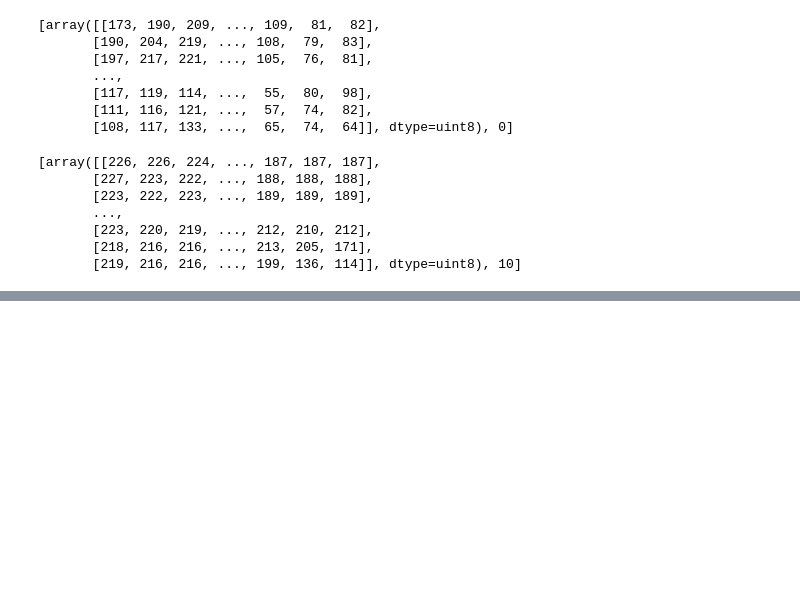
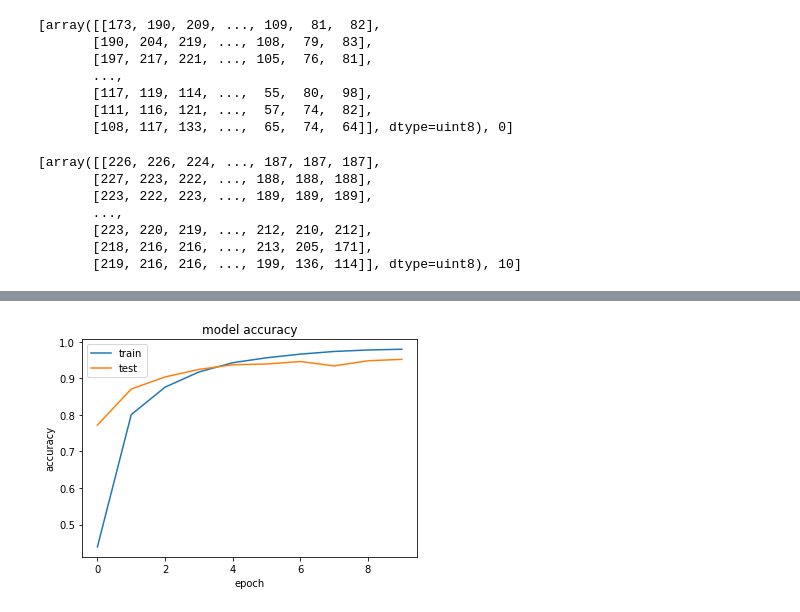
Before and after one commit to vasimshaikh39/python2020, a Jupyter notebook: Python_Project_SLR_for_Numbers.ipynb, the cells around one changed output, grey strips where cells are left out. Drawn from its saved outputs; the diff is of its cells as text; code cells hidden in the pictures; blank space fills up the shorter version.

```diff
--- a/Python_Project_SLR_for_Numbers.ipynb
+++ b/Python_Project_SLR_for_Numbers.ipynb
@@ -251,6 +251,6 @@ model.compile(loss='sparse_categorical_crossentropy',
               optimizer='adam',
               metrics=['accuracy'])
 # Fitting model on training data
-model.fit(X, Y, batch_size=32, epochs=10, validation_split=0.2)
+history = model.fit(X, Y, batch_size=32, epochs=10, validation_split=0.2)
 # %% [output]
 Epoch 1/10
@@ -277,2 +276,14 @@ Epoch 10/10
 # %%
 model.save("C:/Users/vshaikh/OneDrive - Capgemini/Desktop/Py/Project/Sign Language for Numbers/model.h5")
+# %%
+# Plotting Accuracy and Loss using history object
+import matplotlib.pyplot as plt
+plt.plot(history.history['accuracy'])
+plt.plot(history.history['val_accuracy'])
+plt.title('model accuracy')
+plt.ylabel('accuracy')
+plt.xlabel('epoch')
+plt.legend(['train', 'test'], loc='upper left')
+plt.show()
+# %% [output]
+[figure, added]
```
Also changed, not shown: parts of 5 cells of this notebook.
